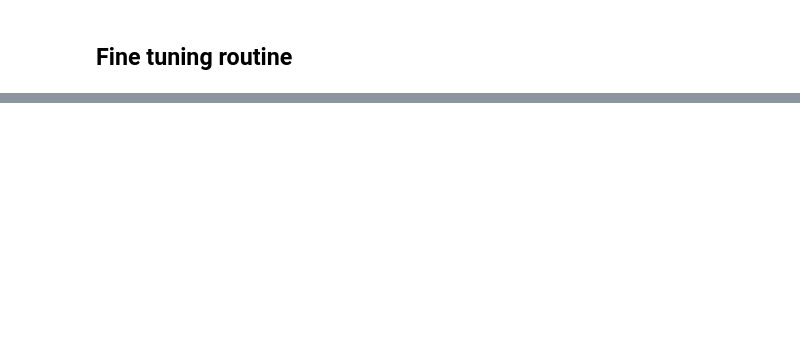
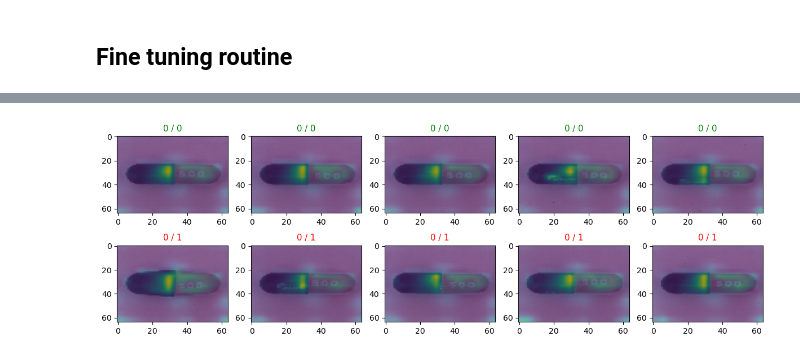
Before and after one commit to plrodrigues/TAAC_AnomalyDetection_in_MVTecDataset, a Jupyter notebook: notebooks/nb_4_ViT_mvtec_training.ipynb, the cells around one changed output, grey strips where cells are left out. Cells and saved outputs as stored; diff of their text form; code cells hidden in the pictures; blank space fills up the shorter version.

```diff
--- a/notebooks/nb_4_ViT_mvtec_training.ipynb
+++ b/notebooks/nb_4_ViT_mvtec_training.ipynb
@@ -278,0 +416,51 @@ EinopsError:  Error while processing rearrange-reduction pattern "b n (h d) -> b
+# %%
+%matplotlib inline
+# Refs: https://www.kaggle.com/code/piantic/vision-transformer-vit-visualize-attention-map/notebook
+
+corrects = torch.eq(labels, pred_cats).squeeze()
+wrongs = ~corrects
+
+fig, ax = plt.subplots(2, 5, figsize=(12, 4))
+with plt.rc_context(rc={'font.size': 9}):
+    for i in range(5):
+        # Plot correct predictions
+        img = images[corrects][i]
+        img_label = labels[corrects][i]
+        pred_label = pred_cats[corrects][i]
+        resize = transforms.Resize((64, 64))
+
+        attns_raw = attns[corrects][i]
+        attns_vals = attns_raw[-1]
+        mask = attns_vals.reshape(16, 16)
+        mask = resize(mask.unsqueeze(0)).squeeze()
+        mask = mask.detach().numpy()
+        mask = (mask - mask.min())/(mask.max() - mask.min())
+
+        img_perm = torch.permute(img, (1, 2, 0)).cpu().numpy()
+        ax[0, i].imshow(img_perm, aspect="auto")
+        ax[0, i].imshow(mask, aspect="auto", alpha=0.6, cmap="viridis")
+
+        ax[0, i].set_title(f"{pred_label.int().item()} / {img_label.item()}", color="green")
+
+        # Plot wrong predictions
+        img = images[wrongs][i]
+        img_label = labels[wrongs][i]
+        pred_label = pred_cats[wrongs][i]
+        resize = transforms.Resize((64, 64))
+
+        attns_raw = attns[wrongs][i]
+        attns_vals = attns_raw[-1]
+        mask = attns_vals.reshape(16, 16)
+        mask = resize(mask.unsqueeze(0)).squeeze()
+        mask = mask.detach().numpy()
+        mask = (mask - mask.min())/(mask.max() - mask.min())
+
+        img_perm = torch.permute(img, (1, 2, 0)).cpu().numpy()
+        ax[1, i].imshow(img_perm, aspect="auto")
+        ax[1, i].imshow(mask, aspect="auto", alpha=0.6, cmap="viridis")
+
+        ax[1, i].set_title(f"{pred_label.int().item()} / {img_label.item()}", color="red")
+
+    fig.tight_layout()
+# %% [output]
+[figure, added]
```
Also changed, not shown: parts of 9 cells of this notebook.
